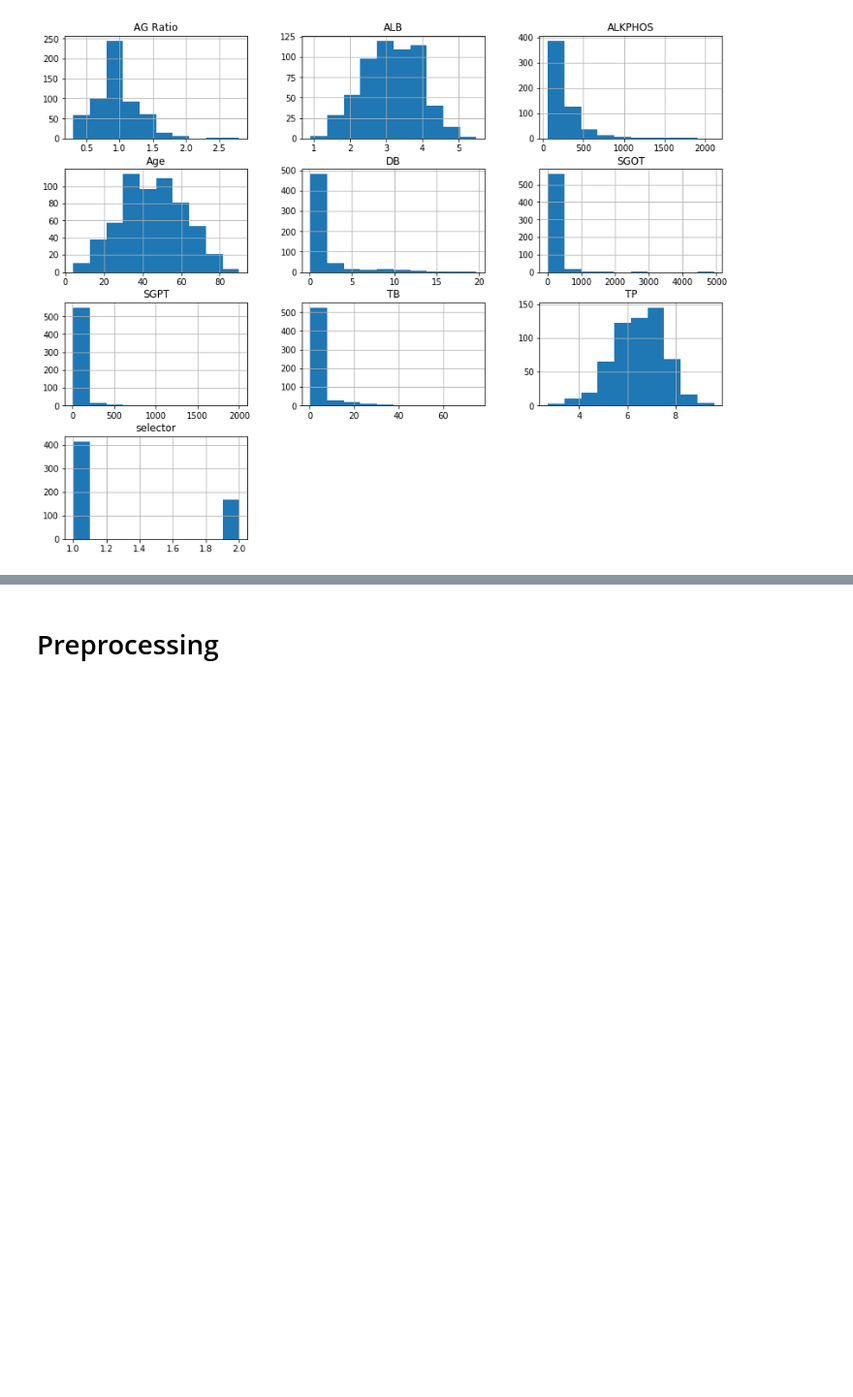
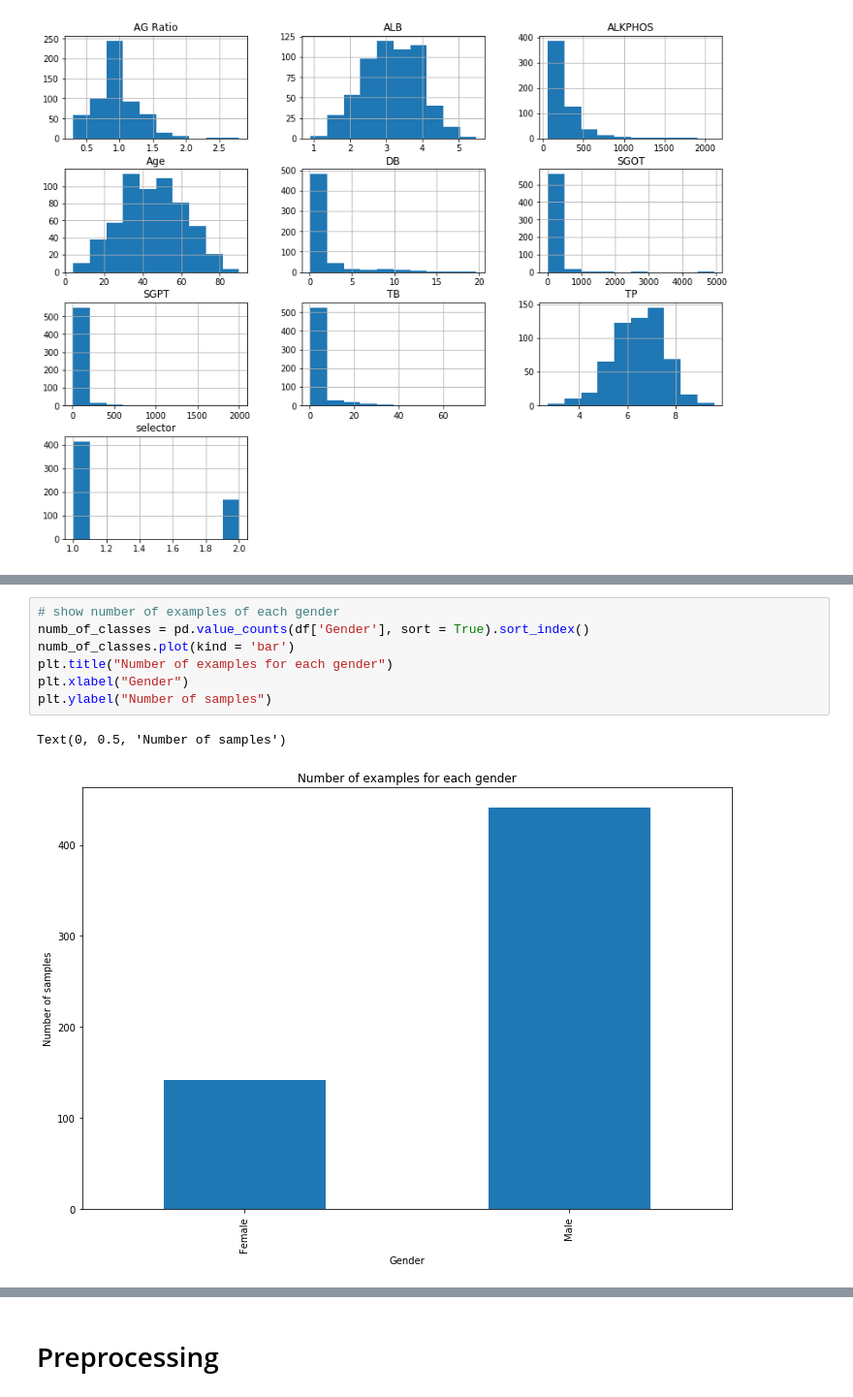
Before and after one commit to vegetablecode/NeuralNetworks, a Jupyter notebook: indian liver patient classification/ILPD-classification.ipynb, the cells around one changed output, grey strips where cells are left out. Shown at 97% size. Saved outputs shown, nothing was run; the diff lists cells and outputs as text; blank space fills up the shorter version.

```diff
--- a/indian liver patient classification/ILPD-classification.ipynb
+++ b/indian liver patient classification/ILPD-classification.ipynb
@@ -119,0 +125,10 @@ Text(0, 0.5, 'Frequency')
+# %%
+# show number of examples of each gender
+numb_of_classes = pd.value_counts(df['Gender'], sort = True).sort_index()
+numb_of_classes.plot(kind = 'bar')
+plt.title("Number of examples for each gender")
+plt.xlabel("Gender")
+plt.ylabel("Number of samples")
+# %% [output]
+Text(0, 0.5, 'Number of samples')
+[figure, added]
```
Also changed, not shown: parts of 68 cells of this notebook, 2 other files.
